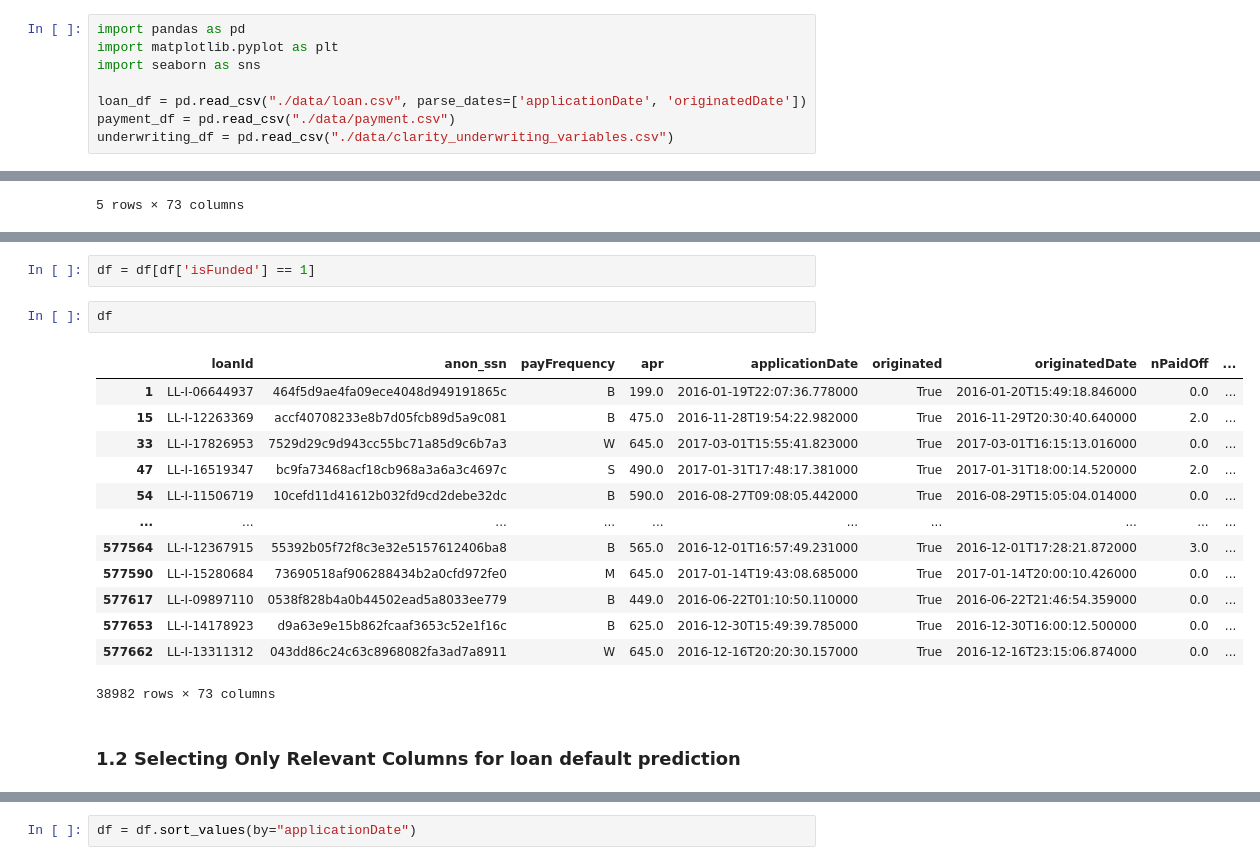
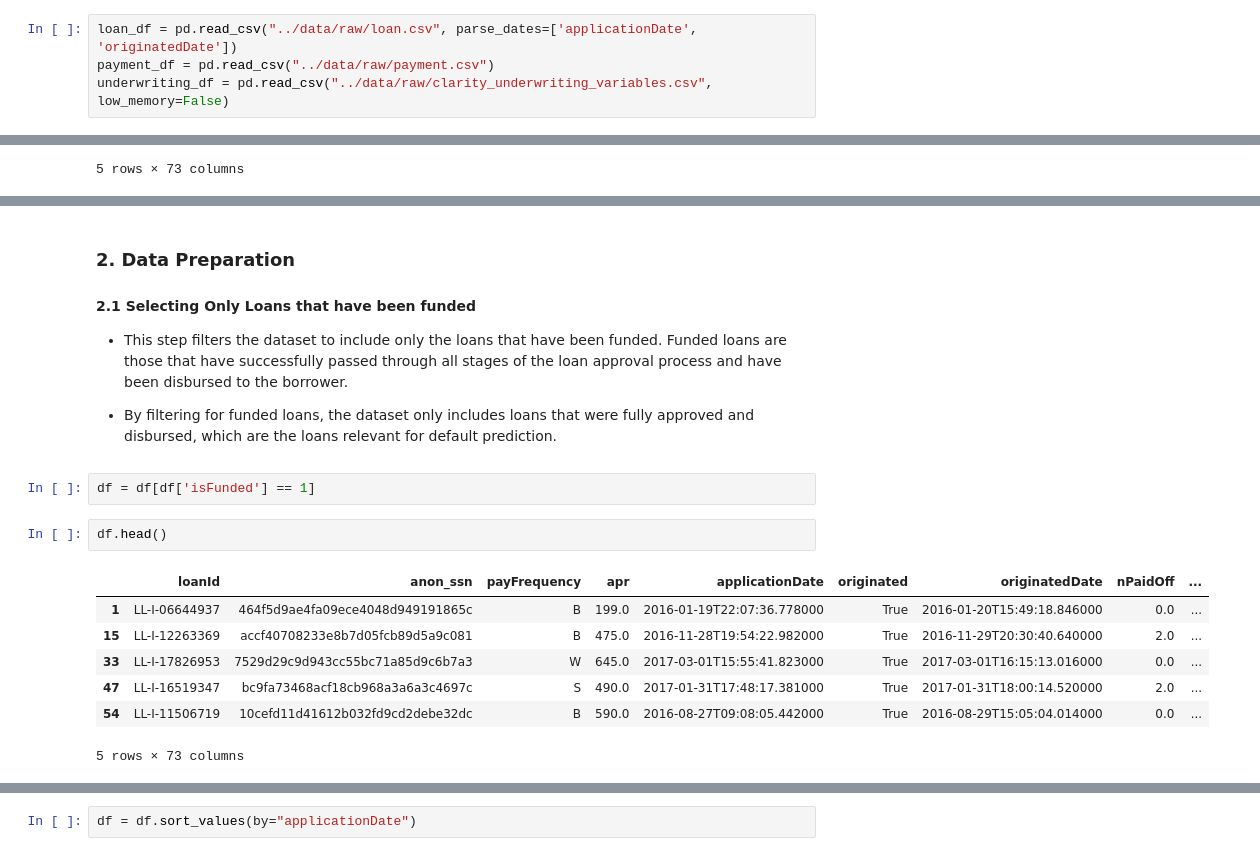
Before and after one commit to chong915/MoneyLion_ML_take_home_test, a Jupyter notebook: notebook/EDA.ipynb, the cells around one changed output, grey strips where cells are left out. Saved outputs shown, nothing was run; the diff lists cells and outputs as text.

```diff
--- a/notebook/EDA.ipynb
+++ b/notebook/EDA.ipynb
@@ -3,11 +51,7 @@
 # %%
-import pandas as pd
-import matplotlib.pyplot as plt
-import seaborn as sns
-
-loan_df = pd.read_csv("./data/loan.csv", parse_dates=['applicationDate', 'originatedDate'])
-payment_df = pd.read_csv("./data/payment.csv")
-underwriting_df = pd.read_csv("./data/clarity_underwriting_variables.csv")
+loan_df = pd.read_csv("../data/raw/loan.csv", parse_dates=['applicationDate', 'originatedDate'])
+payment_df = pd.read_csv("../data/raw/payment.csv")
+underwriting_df = pd.read_csv("../data/raw/clarity_underwriting_variables.csv", low_memory=False)
 # %%
 print(f'Loan df shape :{loan_df.shape}')
 print(f'Payment df shape :{payment_df.shape}')
@@ -34,20 +118,20 @@ df.head()
+# %% [markdown]
+### 2. Data Preparation
+
+#### 2.1 Selecting Only Loans that have been funded
+
+- This step filters the dataset to include only the loans that have been funded. Funded loans are those that have successfully passed through all stages of the loan approval process and have been disbursed to the borrower.
+
+- By filtering for funded loans, the dataset only includes loans that were fully approved and disbursed, which are the loans relevant for default prediction.
 # %%
 df = df[df['isFunded'] == 1]
 # %%
-df
+df.head()
 # %% [output]
 |  | loanId | anon_ssn | payFrequency | apr | applicationDate | originated | originatedDate | nPaidOff | ... |
 | 1 | LL-I-06644937 | 464f5d9ae4fa09ece4048d949191865c | B | 199.0 | 2016-01-19T22:07:36.778000 | True | 2016-01-20T15:49:18.846000 | 0.0 | ... |
 | 15 | LL-I-12263369 | accf40708233e8b7d05fcb89d5a9c081 | B | 475.0 | 2016-11-28T19:54:22.982000 | True | 2016-11-29T20:30:40.640000 | 2.0 | ... |
 | 33 | LL-I-17826953 | 7529d29c9d943cc55bc71a85d9c6b7a3 | W | 645.0 | 2017-03-01T15:55:41.823000 | True | 2017-03-01T16:15:13.016000 | 0.0 | ... |
 | 47 | LL-I-16519347 | bc9fa73468acf18cb968a3a6a3c4697c | S | 490.0 | 2017-01-31T17:48:17.381000 | True | 2017-01-31T18:00:14.520000 | 2.0 | ... |
 | 54 | LL-I-11506719 | 10cefd11d41612b032fd9cd2debe32dc | B | 590.0 | 2016-08-27T09:08:05.442000 | True | 2016-08-29T15:05:04.014000 | 0.0 | ... |
-| ... | ... | ... | ... | ... | ... | ... | ... | ... | ... |
-| 577564 | LL-I-12367915 | 55392b05f72f8c3e32e5157612406ba8 | B | 565.0 | 2016-12-01T16:57:49.231000 | True | 2016-12-01T17:28:21.872000 | 3.0 | ... |
-| 577590 | LL-I-15280684 | 73690518af906288434b2a0cfd972fe0 | M | 645.0 | 2017-01-14T19:43:08.685000 | True | 2017-01-14T20:00:10.426000 | 0.0 | ... |
-| 577617 | LL-I-09897110 | 0538f828b4a0b44502ead5a8033ee779 | B | 449.0 | 2016-06-22T01:10:50.110000 | True | 2016-06-22T21:46:54.359000 | 0.0 | ... |
-| 577653 | LL-I-14178923 | d9a63e9e15b862fcaaf3653c52e1f16c | B | 625.0 | 2016-12-30T15:49:39.785000 | True | 2016-12-30T16:00:12.500000 | 0.0 | ... |
-| 577662 | LL-I-13311312 | 043dd86c24c63c8968082fa3ad7a8911 | W | 645.0 | 2016-12-16T20:20:30.157000 | True | 2016-12-16T23:15:06.874000 | 0.0 | ... |
-38982 rows × 73 columns
+5 rows × 73 columns
-# %% [markdown]
-### 1.2 Selecting Only Relevant Columns for loan default prediction
```
Also changed, not shown: parts of 71 cells of this notebook, 5 other files.
